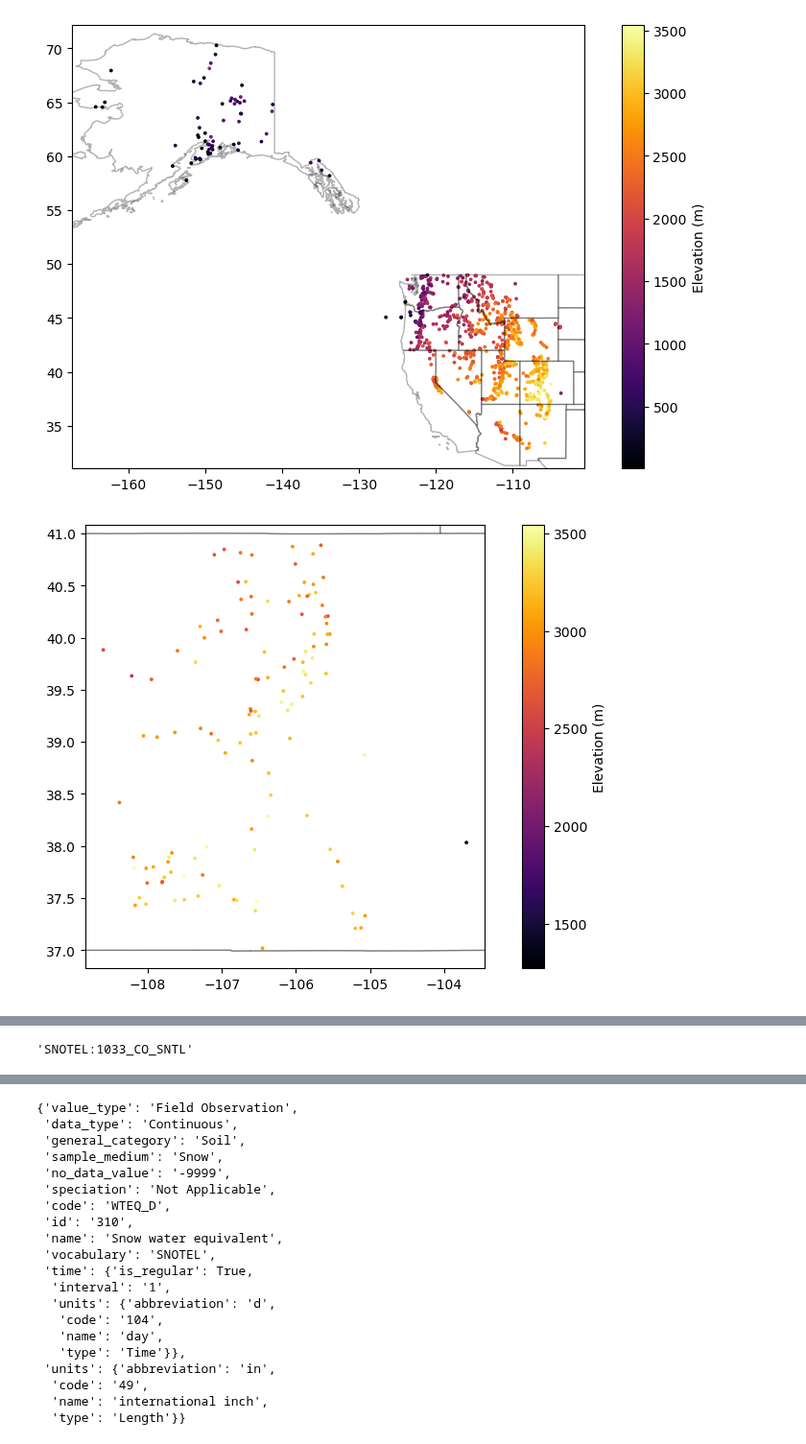
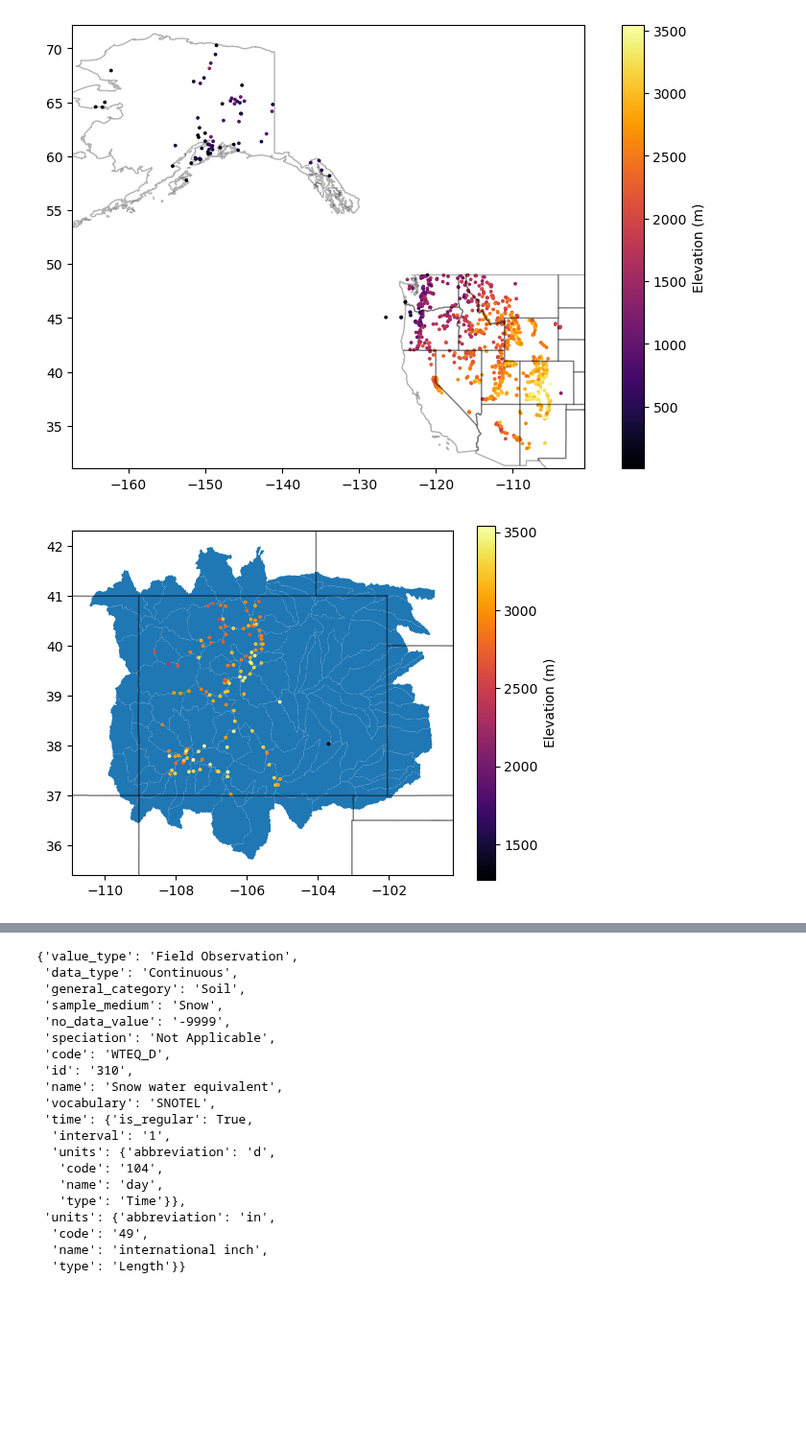
Before and after one commit to CW3E/CO_top-decile_precip_ARs_code, a Jupyter notebook: download/preprocess_SNOTEL.ipynb, the cells around one changed output, grey strips where cells are left out. Shown at 96% size. Cells and saved outputs as stored; diff of their text form; code cells hidden in the pictures; blank space fills up the shorter version.

```diff
--- a/download/preprocess_SNOTEL.ipynb
+++ b/download/preprocess_SNOTEL.ipynb
@@ -9,6 +9,10 @@ import pandas as pd
 import geopandas as gpd
 from shapely.geometry import Point
 import ulmo
+# %%
+path_to_data = '/data/projects/Comet/cwp140/'
+path_to_out  = '../out/'       # output files (numerical results, intermediate datafiles) -- read & write
+path_to_figs = '../figs/'      # figures
 # %%
 #This is the latest CUAHSI API endpoint
 wsdlurl = 'https://hydroportal.cuahsi.org/Snotel/cuahsi_1_1.asmx?WSDL'
@@ -93,13 +97,21 @@ states_gdf.plot(ax=ax, facecolor='none', edgecolor='k', alpha=0.3);
 [figure]
 # %%
 sites_gdf_conus = sites_gdf_all[(sites_gdf_all.index.str.contains('CO'))]
-# %%
-f, ax = plt.subplots(figsize=(10,6))
-sites_gdf_conus.plot(ax=ax, column='elevation_m', markersize=3, cmap='inferno', legend=True, legend_kwds={'label': "Elevation (m)"})
-ax.autoscale(False)
-states_gdf.plot(ax=ax, facecolor='none', edgecolor='k', alpha=0.3);
-# %% [output]
-[figure, removed]
+# %%
+## create a list of HUC8 watersheds we are interested in
+
+## use geopandas to import the shapefile
+fp = path_to_data + 'downloads/CO_HUC8/wbdhu8.shp'
+polys = gpd.read_file(fp, crs="epsg:4326") # have to manually set the projection
+
+fig, ax = plt.subplots() # initiates a figure
+polys.plot(ax=ax); # plots all lines
+
+sites_gdf_conus.plot(ax=ax, column='elevation_m', markersize=3, cmap='inferno', legend=True, legend_kwds={'label': "Elevation (m)"})
+ax.autoscale(False)
+states_gdf.plot(ax=ax, facecolor='none', edgecolor='k', alpha=0.3);
+# %% [output]
+[figure, added]
 # %%
 sites_fn = 'snotel_conus_sites.json'
 if not os.path.exists(sites_fn):
@@ -120,8 +132,3 @@ sites_gdf_conus
 | SNOTEL:874_CO_SNTL | 874_CO_SNTL | Wolf Creek Summit | SNOTEL | 3352.800049 | {'county': 'Mineral', 'state': 'C... | POINT (-106.80170 37.47922) |
 | SNOTEL:1033_CO_SNTL | 1033_CO_SNTL | Zirkel | SNOTEL | 2846.832031 | {'county': 'Jackson', 'state': 'C... | POINT (-106.59535 40.79488) |
 121 rows × 6 columns
-# %%
-sitecode = sites_gdf_conus.index[-1]
-sitecode
-# %% [output]
-'SNOTEL:1033_CO_SNTL'
```
Also changed, not shown: parts of 15 cells of this notebook, 6 other files.
